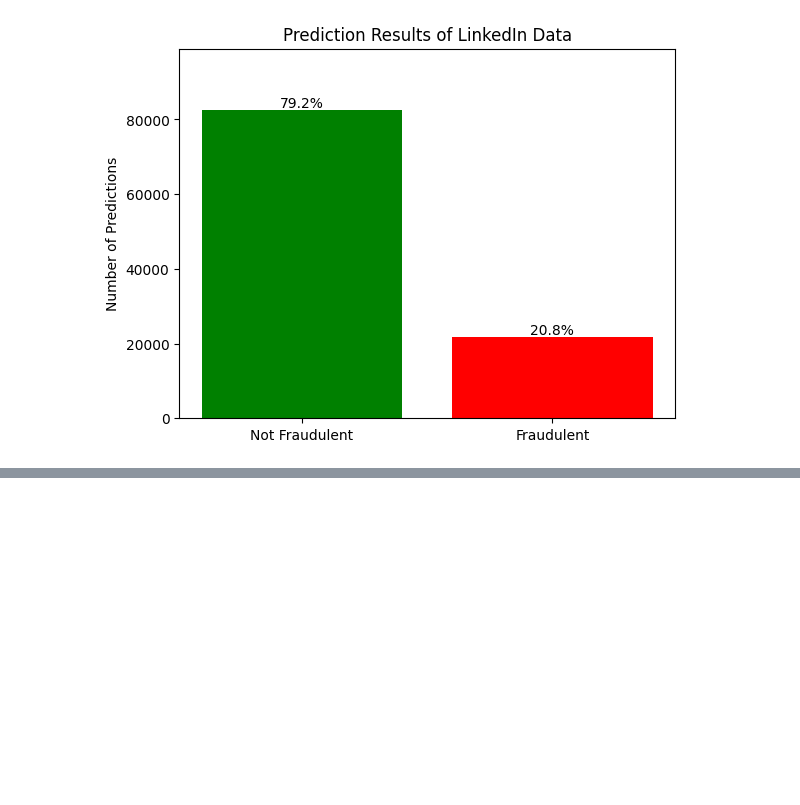
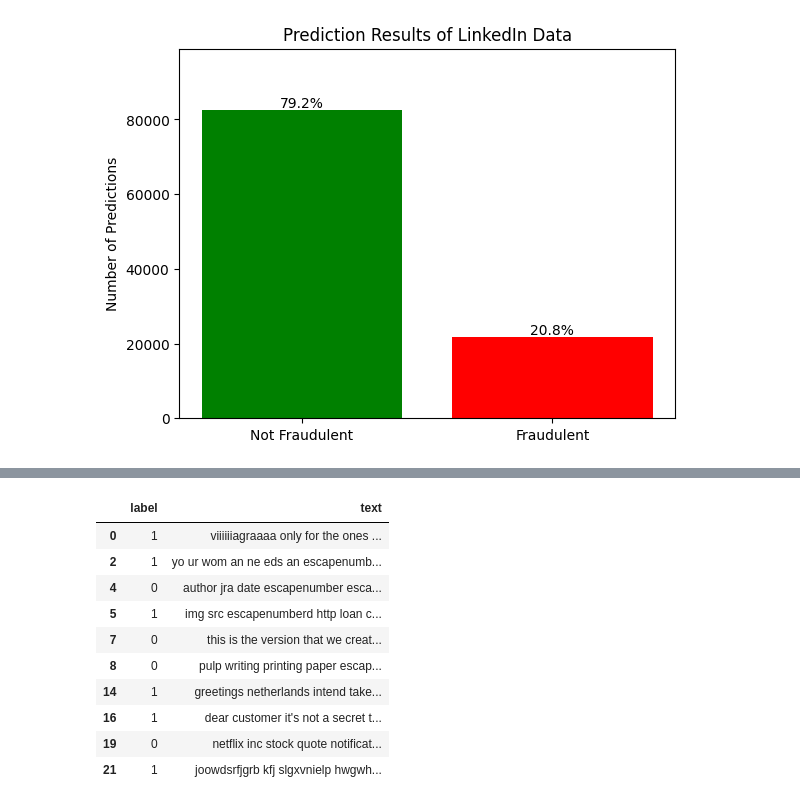
Before and after one commit to Drock54651/NLP-3832-Project-Fraud-Detection, a Jupyter notebook: fraud_final_project.ipynb, the cells around one changed output, grey strips where cells are left out. Drawn from its saved outputs; the diff is of its cells as text; code cells hidden in the pictures; blank space fills up the shorter version.

```diff
--- a/fraud_final_project.ipynb
+++ b/fraud_final_project.ipynb
@@ -1109,0 +1161,16 @@ plt.show()
+# %%
+email_fraudulent_df = email_df_clean_sw.iloc[email_fraudulent_indices].copy()
+
+email_fraudulent_df.head(10)
+# %% [output]
+|  | label | text |
+| 0 | 1 | viiiiiiagraaaa only for the ones ... |
+| 2 | 1 | yo ur wom an ne eds an escapenumb... |
+| 4 | 0 | author jra date escapenumber esca... |
+| 5 | 1 | img src escapenumberd http loan c... |
+| 7 | 0 | this is the version that we creat... |
+| 8 | 0 | pulp writing printing paper escap... |
+| 14 | 1 | greetings netherlands intend take... |
+| 16 | 1 | dear customer it's not a secret t... |
+| 19 | 0 | netflix inc stock quote notificat... |
+| 21 | 1 | joowdsrfjgrb kfj slgxvnielp hwgwh... |
```
Also changed, not shown: parts of 7 cells of this notebook.
